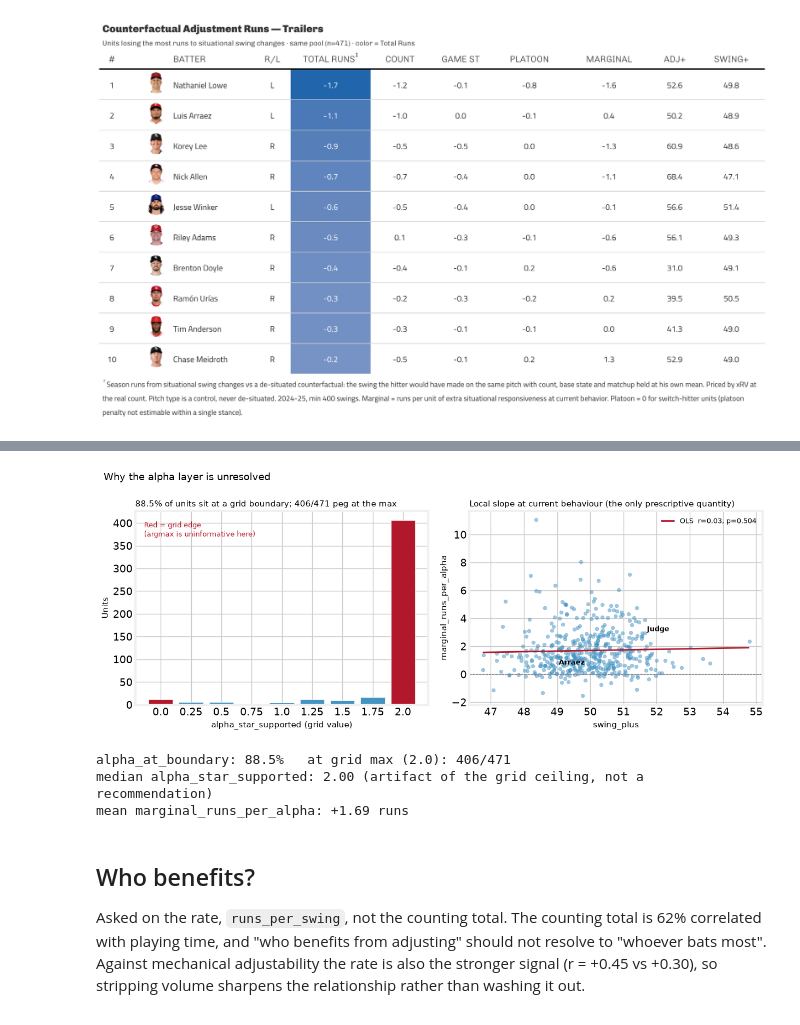
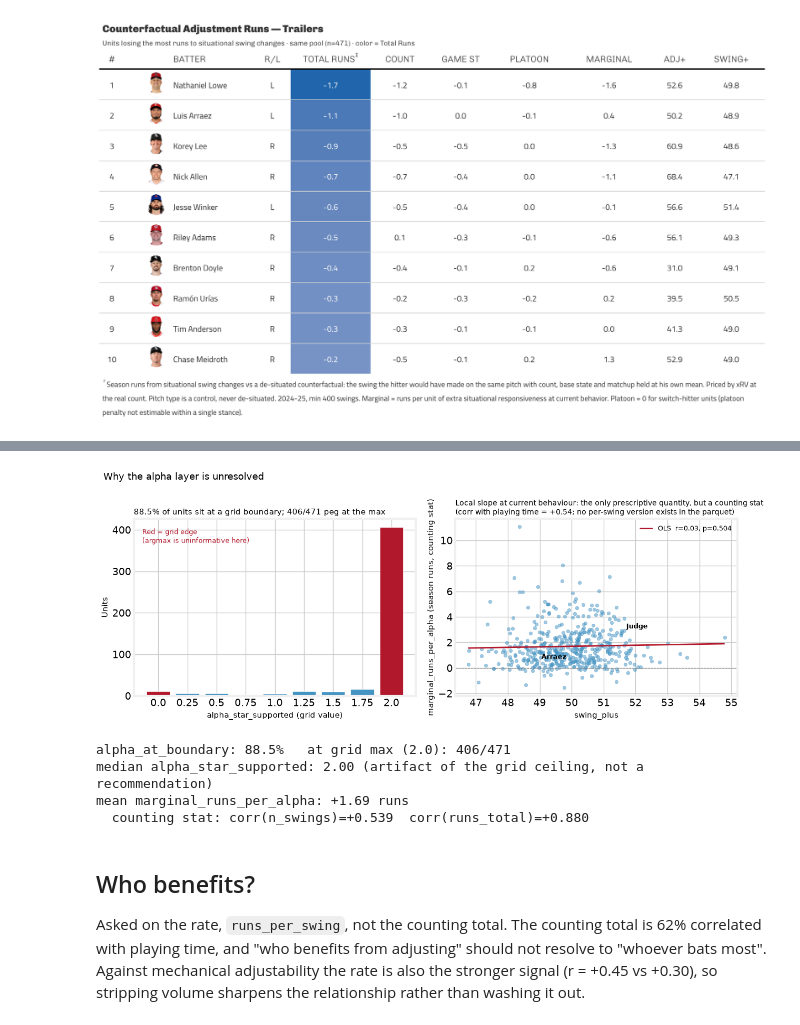
Before and after one commit to theoauyeung/swing_repetoire, a Jupyter notebook: src/optimal_adj_policy.ipynb, the cells around one changed output, grey strips where cells are left out. Drawn from its saved outputs; the diff is of its cells as text; code cells hidden in the pictures.

```diff
--- a/src/optimal_adj_policy.ipynb
+++ b/src/optimal_adj_policy.ipynb
@@ -161,6 +169,10 @@ with plt.style.context(FT):
                  ha='center', fontsize=10, fontweight='bold')
     axL.set_ylabel('Mean season runs', fontsize=11)
     axL.set_title('Count is the whole measure', fontsize=12, loc='left')
+    axL.text(0.97, 0.95,
+             f"Interaction bar is a SIGNED mean;\nmean |residual| = "
+             f"{df['runs_interaction'].abs().mean():.2f} runs",
+             transform=axL.transAxes, ha='right', va='top', fontsize=8.5, color='#b2182b')
 
     axR.bar(split_labels, split_vals, color=split_colors, edgecolor='white')
     axR.axhline(0, color='#444', lw=1)
@@ -176,5 +188,17 @@ with plt.style.context(FT):
     plt.show()
 
 print(df[AX_COLS + ['runs_total_2k']].mean().round(3).to_string())
-print(f'\nnon-two-strike share of runs_total: {non_2k / df["runs_total"].mean():.1%}')
+
+# The interaction bar above is a signed mean and cancels. Magnitude is the honest read.
+resid = df['runs_interaction'].abs()
+ratio = resid / df['runs_total'].abs()
+print(f'\ninteraction residual: signed mean={df["runs_interaction"].mean():+.3f}  '
+      f'mean |resid|={resid.mean():.3f}  max |resid|={resid.max():.3f}')
+print(f'  median |resid| / |runs_total| = {ratio.median():.1%}   '
+      f'share of units above 20% = {(ratio > 0.20).mean():.1%}')
+
+# Two-strike share is NEGATIVE: runs_total_2k averages -0.03, so two-strike swings subtract from
+# the season total and the non-two-strike remainder necessarily exceeds 100% of it.
+print(f'\ntwo-strike share of runs_total: {two_k / df["runs_total"].mean():.1%} '
+      f'(negative -> the non-two-strike remainder is {non_2k / df["runs_total"].mean():.1%})')
 # %% [output]
@@ -214,9 +248,12 @@ hitter is already making. Its mean is +1.69 runs per unit of α.
 The two panels below are a diagnostic of that binding problem. They are not a policy.
 # %%
 # Diagnostic, not prescription: (A) alpha_star piles on the grid edge; (B) the local slope, the
-# only quantity that survives, against how good the hitter's swing already is.
+# only quantity that survives, against how good the hitter's swing already is. Panel B is on the
+# COUNTING scale -- marginal_runs_per_alpha is a season sum, corr with n_swings = +0.54.
 boundary_rate = df['alpha_at_boundary'].mean()
 at_max = int((df['alpha_star_supported'] >= 2.0).sum())
+r_marg_vol = df['marginal_runs_per_alpha'].corr(df['n_swings'])
+r_marg_tot = df['marginal_runs_per_alpha'].corr(df['runs_total'])
 
 with plt.style.context(FT):
     fig, (axA, axB) = plt.subplots(1, 2, figsize=(12.5, 5))
@@ -229,40 +266,44 @@ with plt.style.context(FT):
     axA.set_ylabel('Units', fontsize=11)
     axA.set_title(f'{boundary_rate:.1%} of units sit at a grid boundary; '
                   f'{at_max}/{len(df)} peg at the max',
                   fontsize=11, loc='left')
     axA.text(0.03, 0.95, 'Red = grid edge\n(argmax is uninformative here)',
              transform=axA.transAxes, ha='left', va='top', fontsize=9, color='#b2182b')
 
     axB.scatter(df['swing_plus'], df['marginal_runs_per_alpha'],
                 color='#4393c3', alpha=0.5, s=22)
     m, b, r, p, _ = stats.linregress(df['swing_plus'], df['marginal_runs_per_alpha'])
     xs = np.linspace(df['swing_plus'].min(), df['swing_plus'].max(), 80)
     axB.plot(xs, m * xs + b, color='#b2182b', lw=2,
              label=f'OLS  r={r:.2f}, p={p:.3g}')
     axB.axhline(0, color='#888', lw=0.8, ls='--')
     for name, row in [('Judge', judge), ('Arraez', arraez)]:
         axB.annotate(name, xy=(row['swing_plus'], row['marginal_runs_per_alpha']),
                      xytext=(6, 6), textcoords='offset points', fontsize=9, fontweight='bold')
     axB.set_xlabel('swing_plus', fontsize=11)
-    axB.set_ylabel('marginal_runs_per_alpha', fontsize=11)
-    axB.set_title('Local slope at current behaviour (the only prescriptive quantity)',
-                  fontsize=11, loc='left')
+    axB.set_ylabel('marginal_runs_per_alpha (season runs, counting stat)', fontsize=11)
+    axB.set_title('Local slope at current behaviour: the only prescriptive quantity, '
+                  f'but a counting stat\n(corr with playing time = {r_marg_vol:+.2f}; '
+                  'no per-swing version exists in the parquet)',
+                  fontsize=10, loc='left')
     axB.legend(frameon=False, fontsize=9)
 
     fig.suptitle('Why the alpha layer is unresolved', fontsize=13, x=0.02, ha='left')
     fig.tight_layout()
     fig.savefig(plot_path('adj_policy_alpha_curves.png'), dpi=150, bbox_inches='tight')
     plt.show()
 
 print(f'alpha_at_boundary: {boundary_rate:.1%}   at grid max (2.0): {at_max}/{len(df)}')
 print(f'median alpha_star_supported: {df["alpha_star_supported"].median():.2f} '
       f'(artifact of the grid ceiling, not a recommendation)')
 print(f'mean marginal_runs_per_alpha: {df["marginal_runs_per_alpha"].mean():+.2f} runs')
+print(f'  counting stat: corr(n_swings)={r_marg_vol:+.3f}  corr(runs_total)={r_marg_tot:+.3f}')
 # %% [output]
-[figure, old version]
+[figure, new version]
 alpha_at_boundary: 88.5%   at grid max (2.0): 406/471
 median alpha_star_supported: 2.00 (artifact of the grid ceiling, not a recommendation)
 mean marginal_runs_per_alpha: +1.69 runs
+  counting stat: corr(n_swings)=+0.539  corr(runs_total)=+0.880
 # %% [markdown]
 ## Who benefits?
 
```
Also changed, not shown: parts of 5 cells of this notebook, 1 other file.
